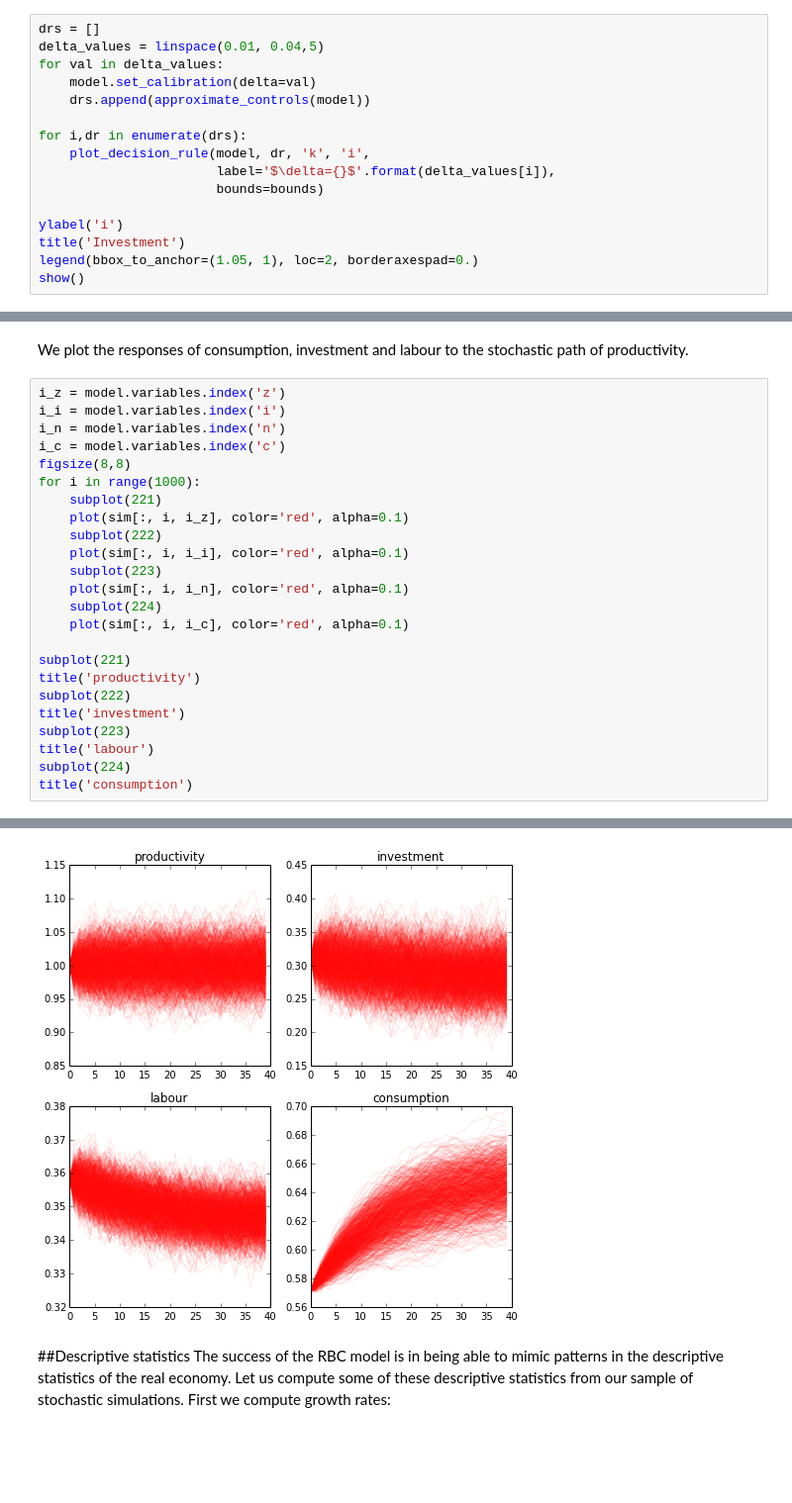
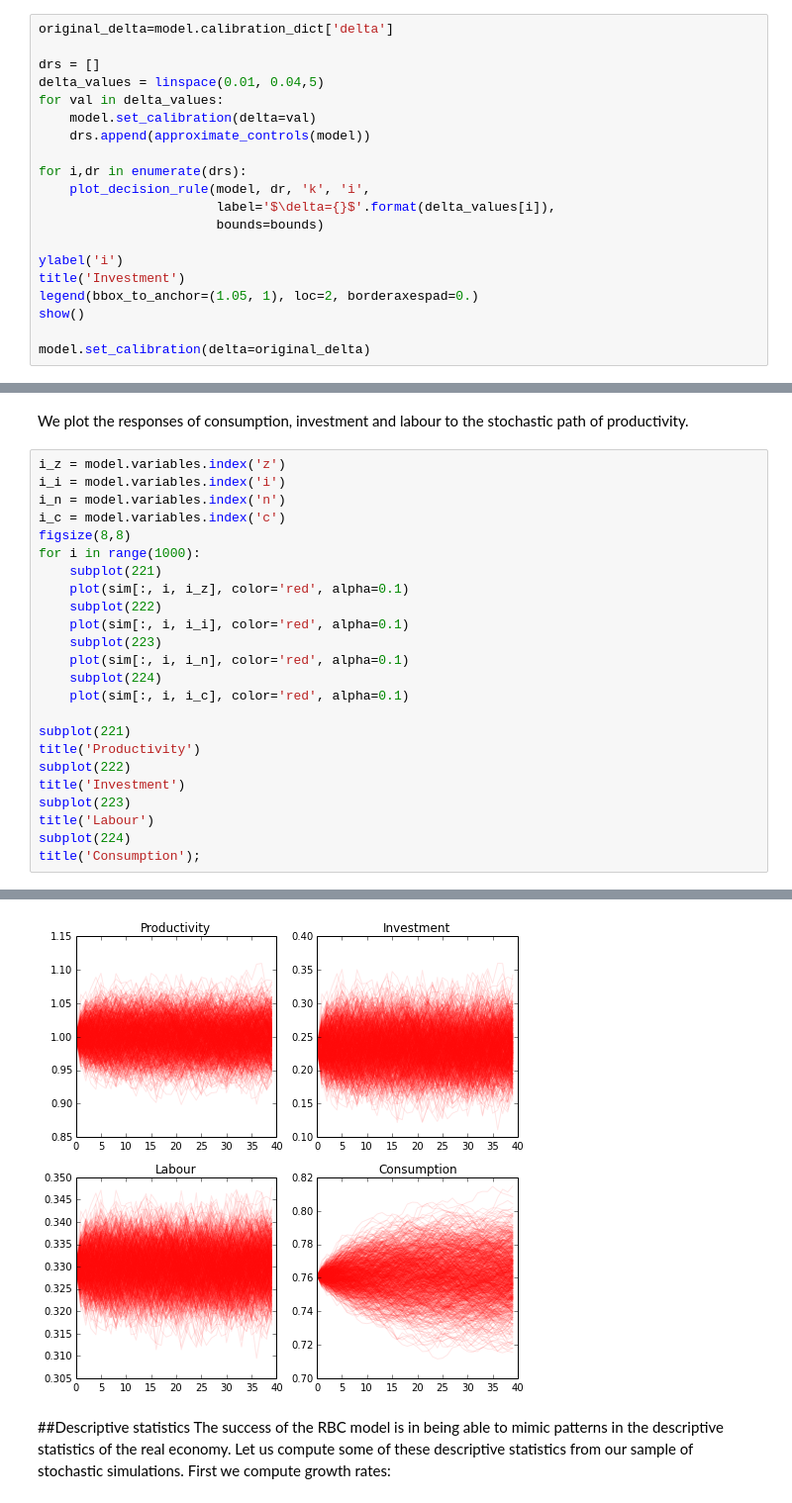
Before and after one commit to EconForge/dolo.py, a Jupyter notebook: examples/notebooks/rbc_model.ipynb, the cells around one changed output, grey strips where cells are left out. Shown at 99% size. Drawn from its saved outputs; the diff is of its cells as text; blank space fills up the shorter version.

```diff
--- a/examples/notebooks/rbc_model.ipynb
+++ b/examples/notebooks/rbc_model.ipynb
@@ -118,4 +101,6 @@ Let us repeat the same exercise for various parameter values for the depreciatio
 # %%
+original_delta=model.calibration_dict['delta']
+
 drs = []
 delta_values = linspace(0.01, 0.04,5)
 for val in delta_values:
@@ -131,6 +116,8 @@ ylabel('i')
 title('Investment')
 legend(bbox_to_anchor=(1.05, 1), loc=2, borderaxespad=0.)
 show()
+
+model.set_calibration(delta=original_delta)
 # %% [output]
 [figure]
 # %% [markdown]
@@ -231,11 +217,11 @@ for i in range(1000):
     plot(sim[:, i, i_c], color='red', alpha=0.1)
 
 subplot(221)
-title('productivity')
+title('Productivity')
 subplot(222)
-title('investment')
+title('Investment')
 subplot(223)
-title('labour')
+title('Labour')
 subplot(224)
-title('consumption')
+title('Consumption');
 # %% [output]
@@ -243,4 +228,4 @@ title('consumption')
-[figure, old version]
+[figure, new version]
 # %% [markdown]
 ##Descriptive statistics
 The success of the RBC model is in being able to mimic patterns in the descriptive statistics of the real economy. Let us compute some of these descriptive statistics from our sample of stochastic simulations. First we compute growth rates:
```
Also changed, not shown: parts of 25 cells of this notebook.
